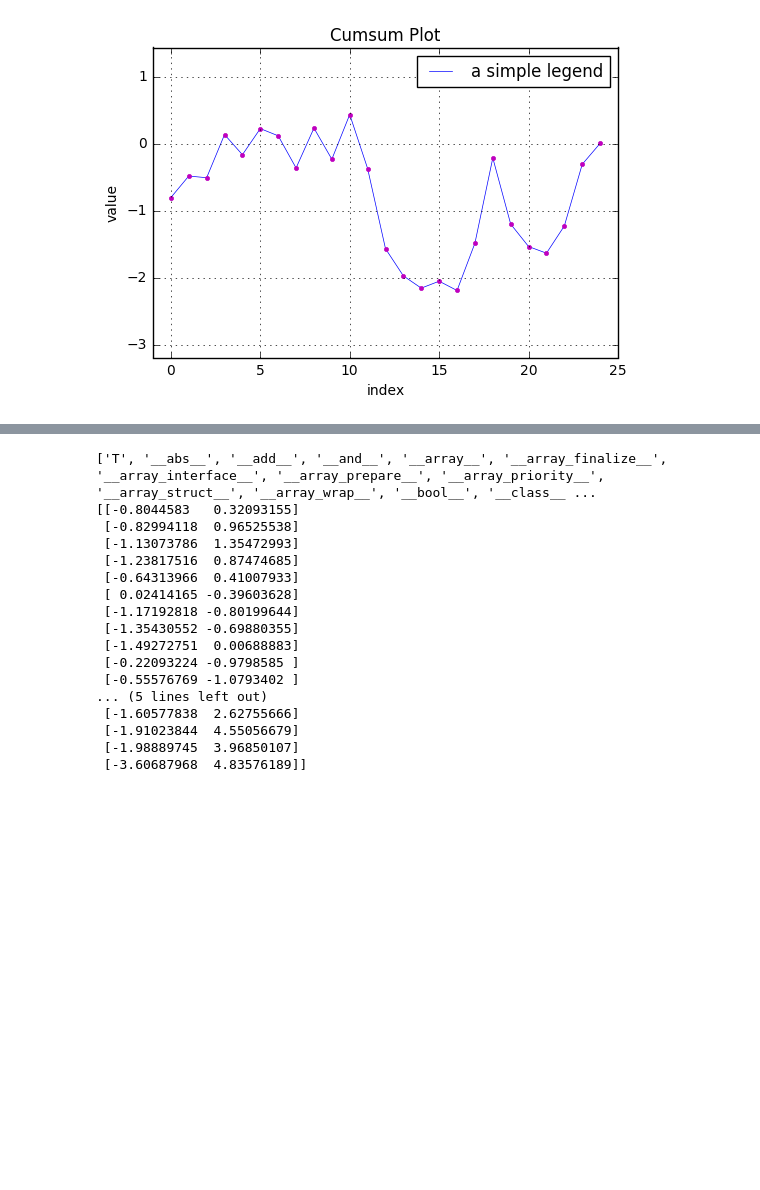
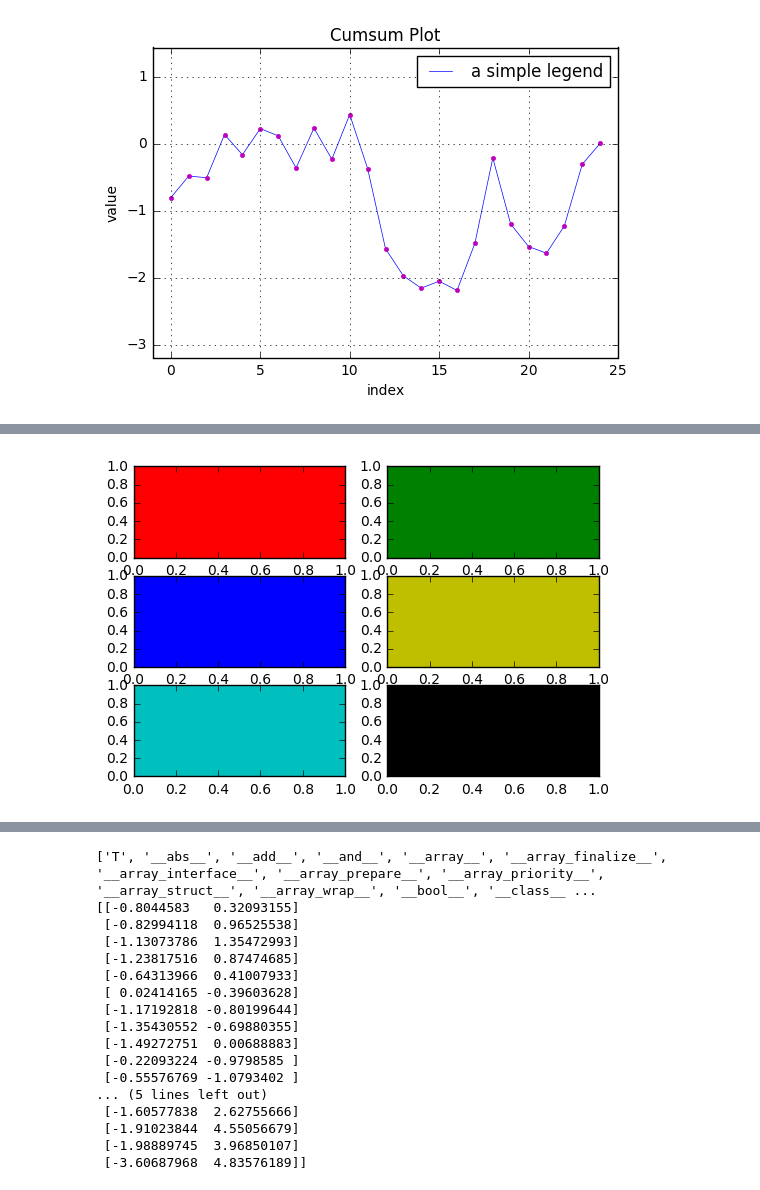
Before and after one commit to xuzuoyang/Blog, a Jupyter notebook: PyTest/PlotTest.ipynb, the cells around one changed output, grey strips where cells are left out. Cells and saved outputs as stored; diff of their text form; code cells hidden in the pictures; blank space fills up the shorter version.

```diff
--- a/PyTest/PlotTest.ipynb
+++ b/PyTest/PlotTest.ipynb
@@ -24,0 +44,8 @@ plt.show()
+# %%
+import matplotlib.pyplot as plt
+
+for idx, color in enumerate('rgbyck'):
+    plt.subplot(321+idx, axisbg=color)
+plt.show()
+# %% [output]
+[figure, added]
```
Also changed, not shown: parts of 6 cells of this notebook, 4 other files.
